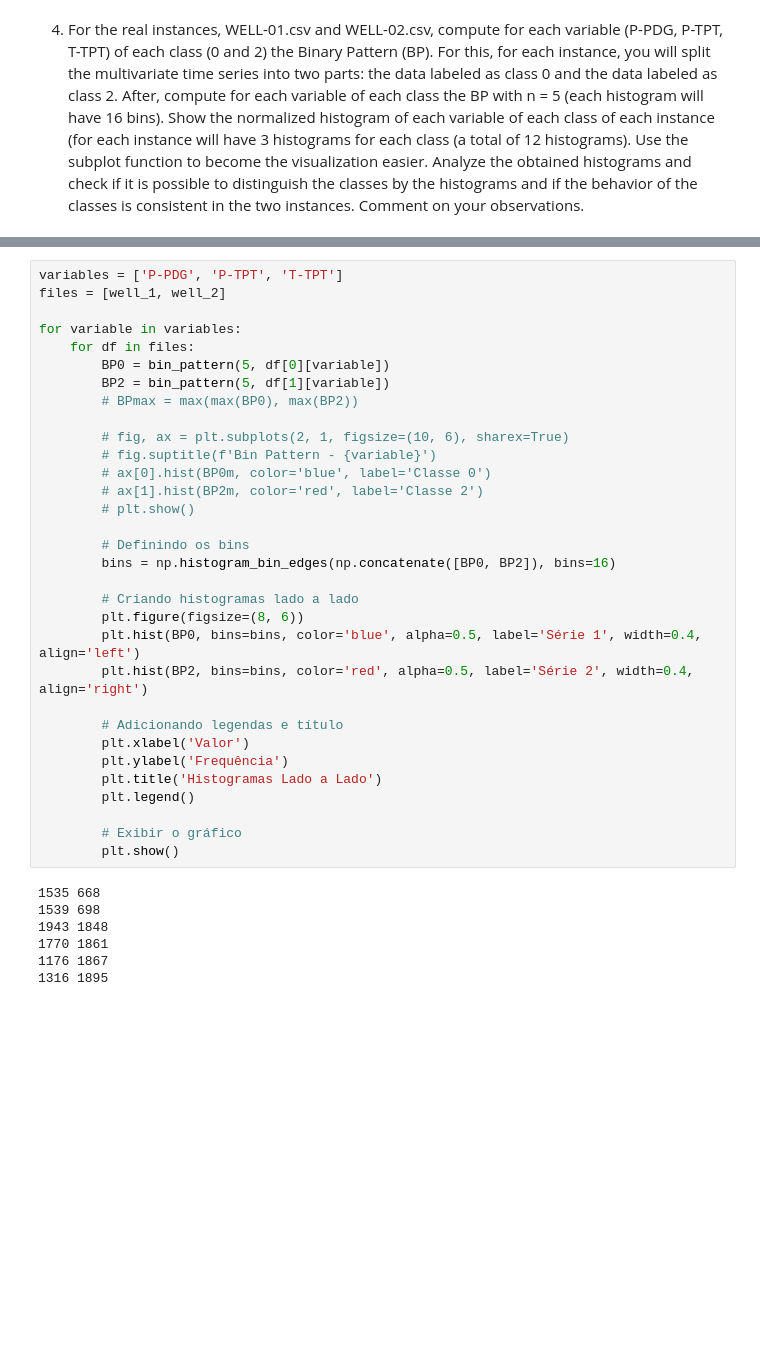
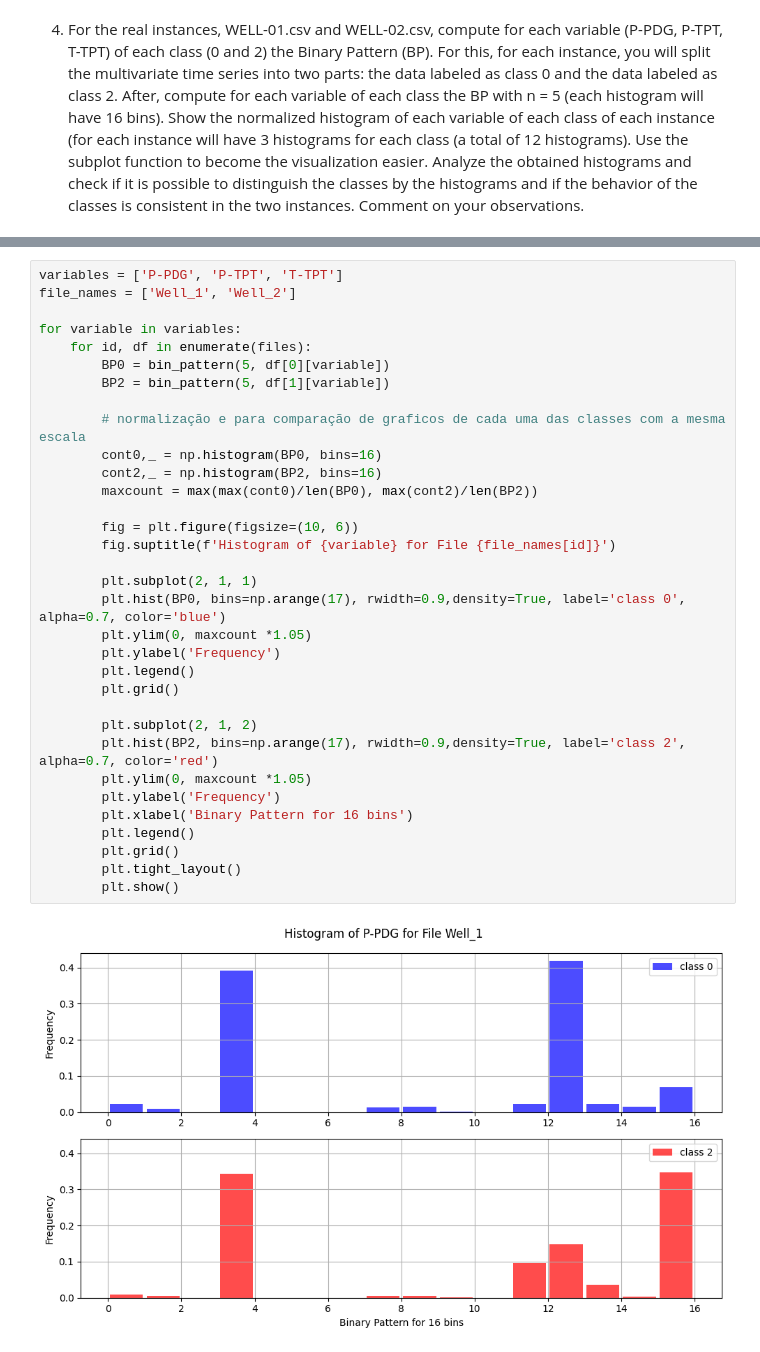
Before and after one commit to joaobotelho20/Universidade-time-series, a Jupyter notebook: Notebooks/Time Series List 2 - part 2.ipynb, the cells around one changed output, grey strips where cells are left out. Cells and saved outputs as stored; diff of their text form; blank space fills up the shorter version.

```diff
--- a/Notebooks/Time Series List 2 - part 2.ipynb
+++ b/Notebooks/Time Series List 2 - part 2.ipynb
@@ -54,39 +48,35 @@ Classe 2 > Well-1: (1926, 5), Well-2: (1906, 5)
-# %%
-variables = ['P-PDG', 'P-TPT', 'T-TPT']
-files = [well_1, well_2]
-
-for variable in variables:
-    for df in files:
-        BP0 = bin_pattern(5, df[0][variable])
-        BP2 = bin_pattern(5, df[1][variable])
-        # BPmax = max(max(BP0), max(BP2))
-
-        # fig, ax = plt.subplots(2, 1, figsize=(10, 6), sharex=True)
-        # fig.suptitle(f'Bin Pattern - {variable}')
-        # ax[0].hist(BP0m, color='blue', label='Classe 0')
-        # ax[1].hist(BP2m, color='red', label='Classe 2')
-        # plt.show()
-
-        # Definindo os bins
-        bins = np.histogram_bin_edges(np.concatenate([BP0, BP2]), bins=16)
-
-        # Criando histogramas lado a lado
-        plt.figure(figsize=(8, 6))
-        plt.hist(BP0, bins=bins, color='blue', alpha=0.5, label='Série 1', width=0.4, align='left')
-        plt.hist(BP2, bins=bins, color='red', alpha=0.5, label='Série 2', width=0.4, align='right')
-
-        # Adicionando legendas e título
-        plt.xlabel('Valor')
-        plt.ylabel('Frequência')
-        plt.title('Histogramas Lado a Lado')
-        plt.legend()
-
-        # Exibir o gráfico
-        plt.show()
-# %% [output]
-1535 668
-1539 698
-1943 1848
-1770 1861
-1176 1867
-1316 1895
+# %%
+variables = ['P-PDG', 'P-TPT', 'T-TPT']
+file_names = ['Well_1', 'Well_2']
+
+for variable in variables:
+    for id, df in enumerate(files):
+        BP0 = bin_pattern(5, df[0][variable])
+        BP2 = bin_pattern(5, df[1][variable])
+
+        # normalização e para comparação de graficos de cada uma das classes com a mesma escala
+        cont0,_ = np.histogram(BP0, bins=16)
+        cont2,_ = np.histogram(BP2, bins=16)
+        maxcount = max(max(cont0)/len(BP0), max(cont2)/len(BP2))
+
+        fig = plt.figure(figsize=(10, 6))
+        fig.suptitle(f'Histogram of {variable} for File {file_names[id]}')
+
+        plt.subplot(2, 1, 1)
+        plt.hist(BP0, bins=np.arange(17), rwidth=0.9,density=True, label='class 0', alpha=0.7, color='blue')
+        plt.ylim(0, maxcount *1.05)
+        plt.ylabel('Frequency')
+        plt.legend()
+        plt.grid()
+
+        plt.subplot(2, 1, 2)
+        plt.hist(BP2, bins=np.arange(17), rwidth=0.9,density=True, label='class 2', alpha=0.7, color='red')
+        plt.ylim(0, maxcount *1.05)
+        plt.ylabel('Frequency')
+        plt.xlabel('Binary Pattern for 16 bins')
+        plt.legend()
+        plt.grid()
+        plt.tight_layout()
+        plt.show()
+# %% [output]
+[figure, added]
```
Also changed, not shown: parts of 4 cells of this notebook, 2 other files.
